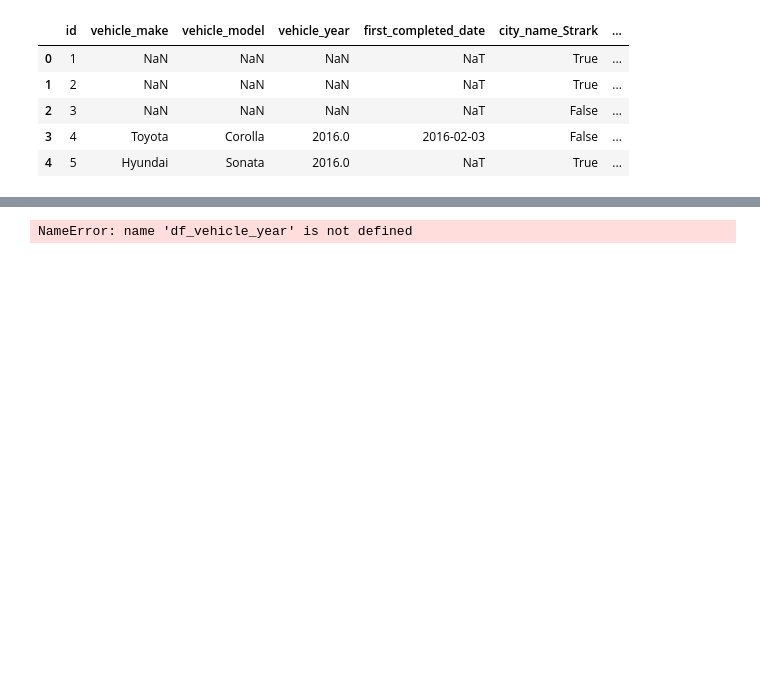
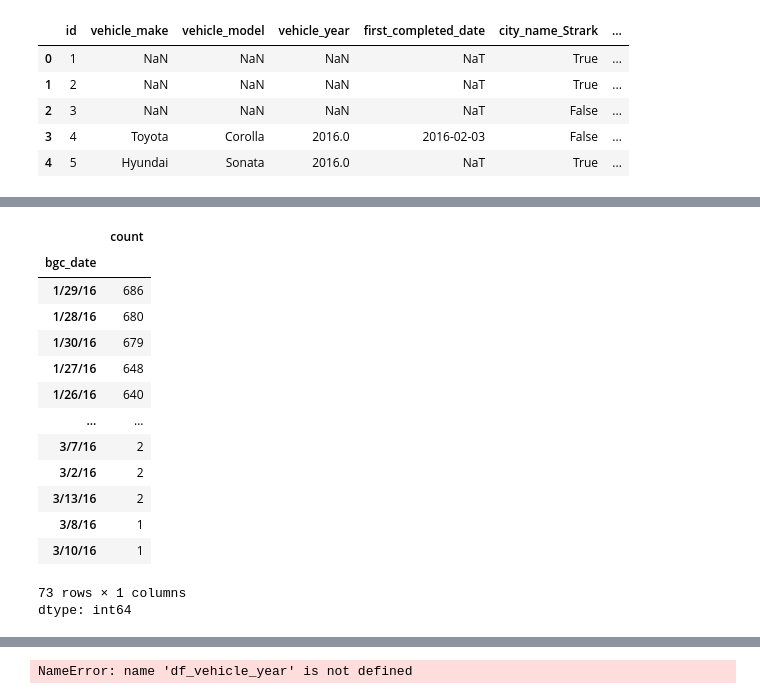
Before and after one commit to kcmeehan/InterviewQuery, a Jupyter notebook: uber_3/uber_3/takehomefile.ipynb, the cells around one changed output, grey strips where cells are left out. Cells and saved outputs as stored; diff of their text form; code cells hidden in the pictures; blank space fills up the shorter version.

```diff
--- a/uber_3/uber_3/takehomefile.ipynb
+++ b/uber_3/uber_3/takehomefile.ipynb
@@ -488,0 +447,18 @@ dtype: int64
+# %%
+df[df.vehicle_added_date.isna()].bgc_date.value_counts()
+# %% [output]
+|  | count |
+| bgc_date |  |
+| 1/29/16 | 686 |
+| 1/28/16 | 680 |
+| 1/30/16 | 679 |
+| 1/27/16 | 648 |
+| 1/26/16 | 640 |
+| ... | ... |
+| 3/7/16 | 2 |
+| 3/2/16 | 2 |
+| 3/13/16 | 2 |
+| 3/8/16 | 1 |
+| 3/10/16 | 1 |
+73 rows × 1 columns
+dtype: int64
```
Also changed, not shown: parts of 14 cells of this notebook.
